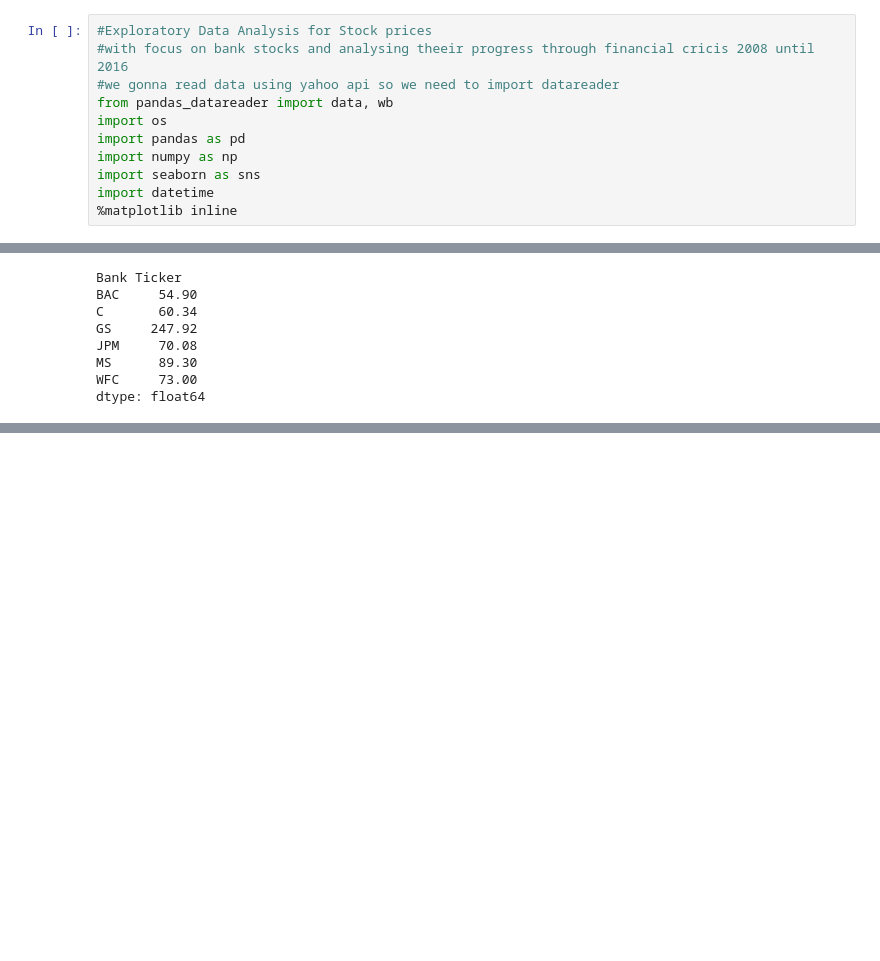
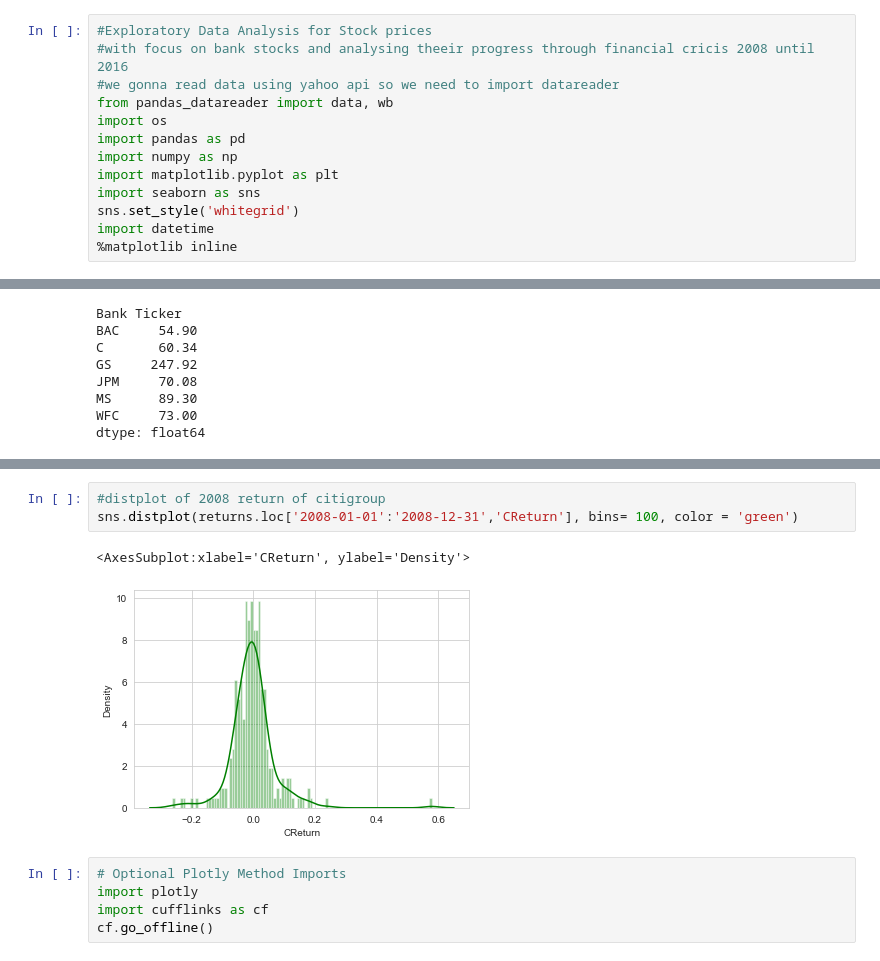
Before and after one commit to samghanbarian/data-science-bootcamp-with-python, a Jupyter notebook: Stock Analysis.ipynb, the cells around one changed output, grey strips where cells are left out. Cells and saved outputs as stored; diff of their text form; blank space fills up the shorter version.

```diff
--- a/Stock Analysis.ipynb
+++ b/Stock Analysis.ipynb
@@ -6,7 +6,9 @@ from pandas_datareader import data, wb
 import os
 import pandas as pd
 import numpy as np
+import matplotlib.pyplot as plt
 import seaborn as sns
+sns.set_style('whitegrid')
 import datetime
 %matplotlib inline
 # %%
@@ -144,3 +148,14 @@ sns.distplot(returns.loc['2015-01-01':'2015-12-31','MSReturn'], bins = 100)
 # %% [output]
 <AxesSubplot:xlabel='MSReturn', ylabel='Density'>
 [figure]
+# %%
+#distplot of 2008 return of citigroup
+sns.distplot(returns.loc['2008-01-01':'2008-12-31','CReturn'], bins= 100, color = 'green')
+# %% [output]
+<AxesSubplot:xlabel='CReturn', ylabel='Density'>
+[figure, added]
+# %%
+# Optional Plotly Method Imports
+import plotly
+import cufflinks as cf
+cf.go_offline()
```
Also changed, not shown: parts of 18 cells of this notebook.
